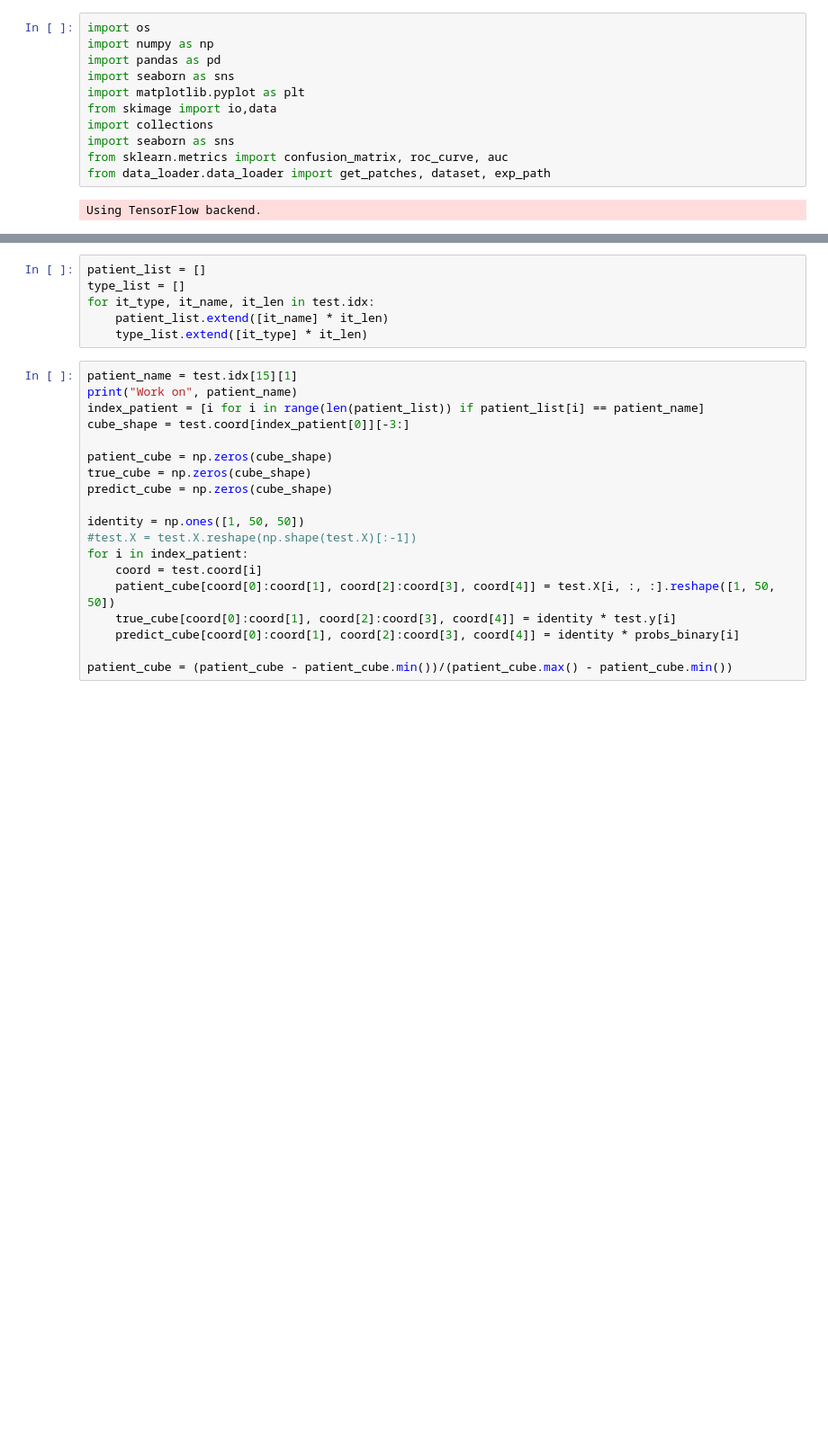
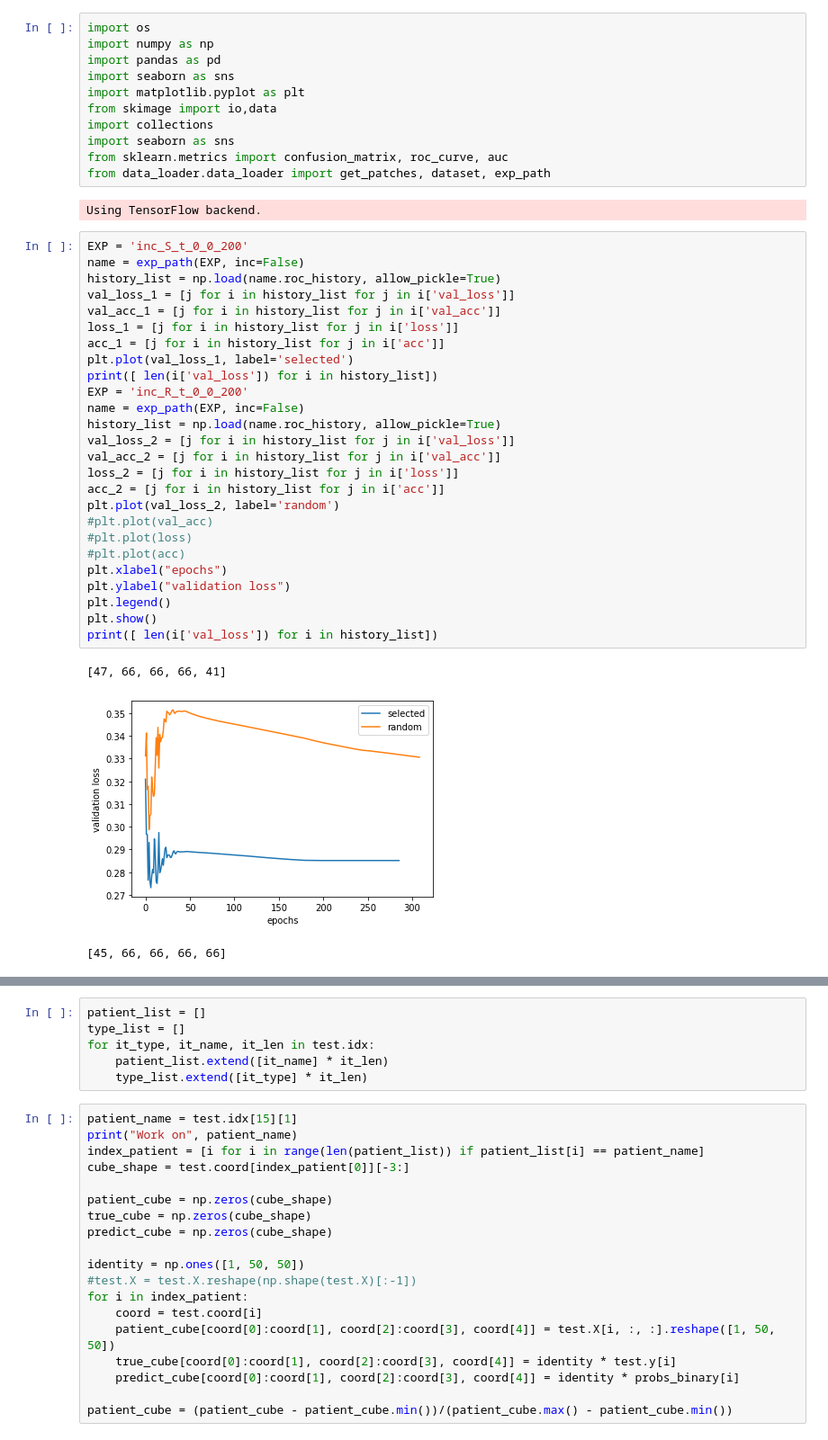
Before and after one commit to curlsjennifer/Transfer_Learning_Applied_on_Pancreas_Tumor, a Jupyter notebook: src/Plot patient.ipynb, the cells around one changed output, grey strips where cells are left out. Shown: that part at 90% size. Drawn from its saved outputs; the diff is of its cells as text; blank space fills up the shorter version.

```diff
--- a/src/Plot patient.ipynb
+++ b/src/Plot patient.ipynb
@@ -11,5 +11,35 @@ from sklearn.metrics import confusion_matrix, roc_curve, auc
 from data_loader.data_loader import get_patches, dataset, exp_path
 # %% [output]
 Using TensorFlow backend.
+# %%
+EXP = 'inc_S_t_0_0_200'
+name = exp_path(EXP, inc=False)
+history_list = np.load(name.roc_history, allow_pickle=True)
+val_loss_1 = [j for i in history_list for j in i['val_loss']]
+val_acc_1 = [j for i in history_list for j in i['val_acc']]
+loss_1 = [j for i in history_list for j in i['loss']]
+acc_1 = [j for i in history_list for j in i['acc']]
+plt.plot(val_loss_1, label='selected')
+print([ len(i['val_loss']) for i in history_list])
+EXP = 'inc_R_t_0_0_200'
+name = exp_path(EXP, inc=False)
+history_list = np.load(name.roc_history, allow_pickle=True)
+val_loss_2 = [j for i in history_list for j in i['val_loss']]
+val_acc_2 = [j for i in history_list for j in i['val_acc']]
+loss_2 = [j for i in history_list for j in i['loss']]
+acc_2 = [j for i in history_list for j in i['acc']]
+plt.plot(val_loss_2, label='random')
+#plt.plot(val_acc)
+#plt.plot(loss)
+#plt.plot(acc)
+plt.xlabel("epochs")
+plt.ylabel("validation loss")
+plt.legend()
+plt.show()
+print([ len(i['val_loss']) for i in history_list])
+# %% [output]
+[47, 66, 66, 66, 41]
+[figure, added]
+[45, 66, 66, 66, 66]
 # %%
 # Read result files and organize them
```
Also changed, not shown: parts of 7 cells of this notebook, 14 other files.
